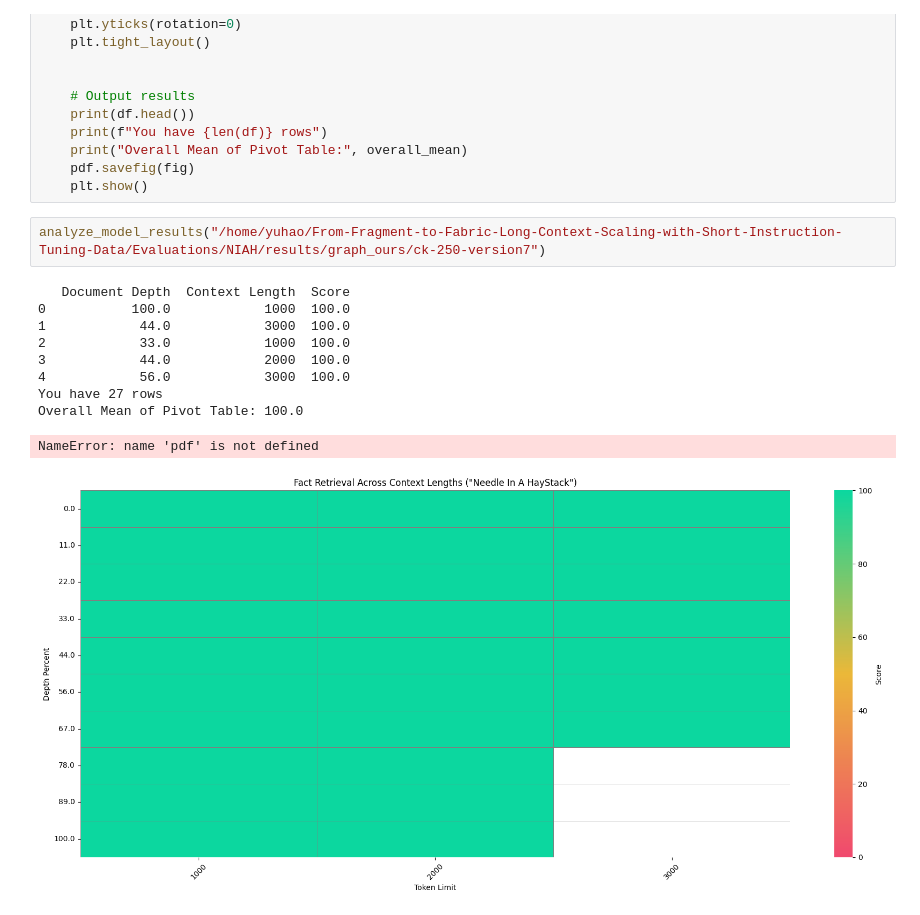
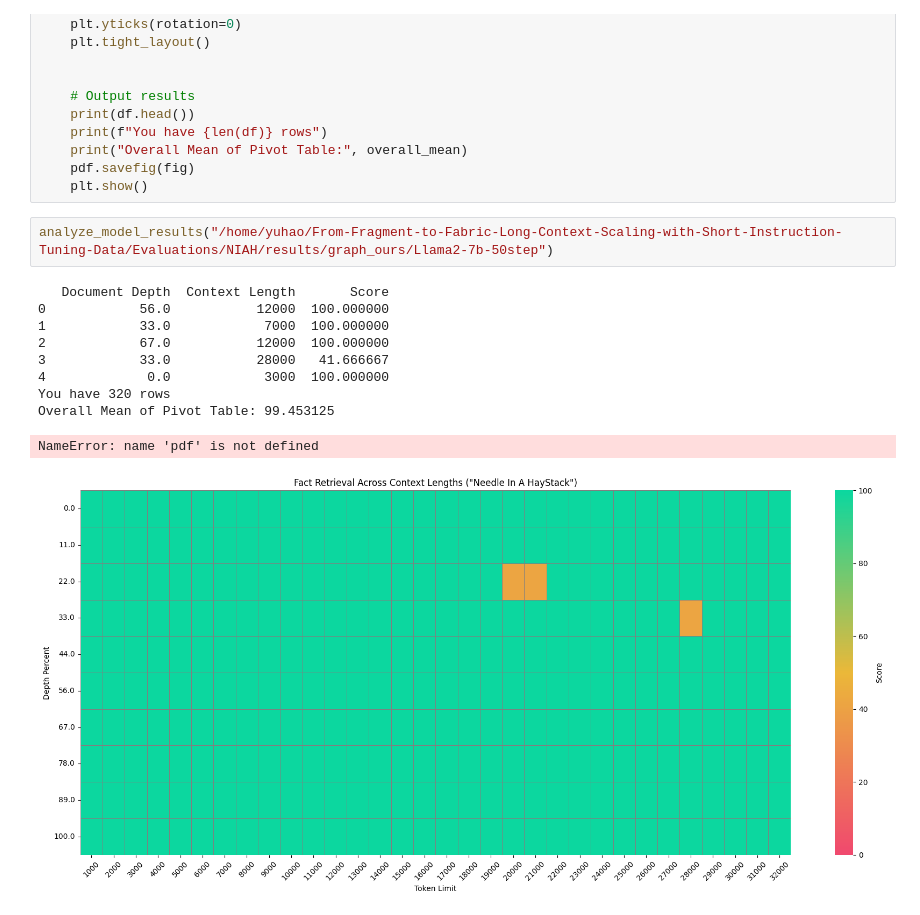
Before and after one commit to mozhu621/F2F, a Jupyter notebook: Evaluations/NIAH/CreateVizFromLLMTesting.ipynb, the cells around one changed output. Drawn from its saved outputs; the diff is of its cells as text.

```diff
--- a/Evaluations/NIAH/CreateVizFromLLMTesting.ipynb
+++ b/Evaluations/NIAH/CreateVizFromLLMTesting.ipynb
@@ -73,15 +73,15 @@ def analyze_model_results(model_name):
     pdf.savefig(fig)
     plt.show()
 # %%
-analyze_model_results("/home/yuhao/From-Fragment-to-Fabric-Long-Context-Scaling-with-Short-Instruction-Tuning-Data/Evaluations/NIAH/results/graph_ours/ck-250-version7")
+analyze_model_results("/home/yuhao/From-Fragment-to-Fabric-Long-Context-Scaling-with-Short-Instruction-Tuning-Data/Evaluations/NIAH/results/graph_ours/Llama2-7b-50step")
 # %% [output]
-   Document Depth  Context Length  Score
-0           100.0            1000  100.0
-1            44.0            3000  100.0
-2            33.0            1000  100.0
-3            44.0            2000  100.0
-4            56.0            3000  100.0
-You have 27 rows
-Overall Mean of Pivot Table: 100.0
+   Document Depth  Context Length       Score
+0            56.0           12000  100.000000
+1            33.0            7000  100.000000
+2            67.0           12000  100.000000
+3            33.0           28000   41.666667
+4             0.0            3000  100.000000
+You have 320 rows
+Overall Mean of Pivot Table: 99.453125
 NameError: name 'pdf' is not defined
-[figure, old version]
+[figure, new version]
```
Also changed, not shown: 2 other files.
